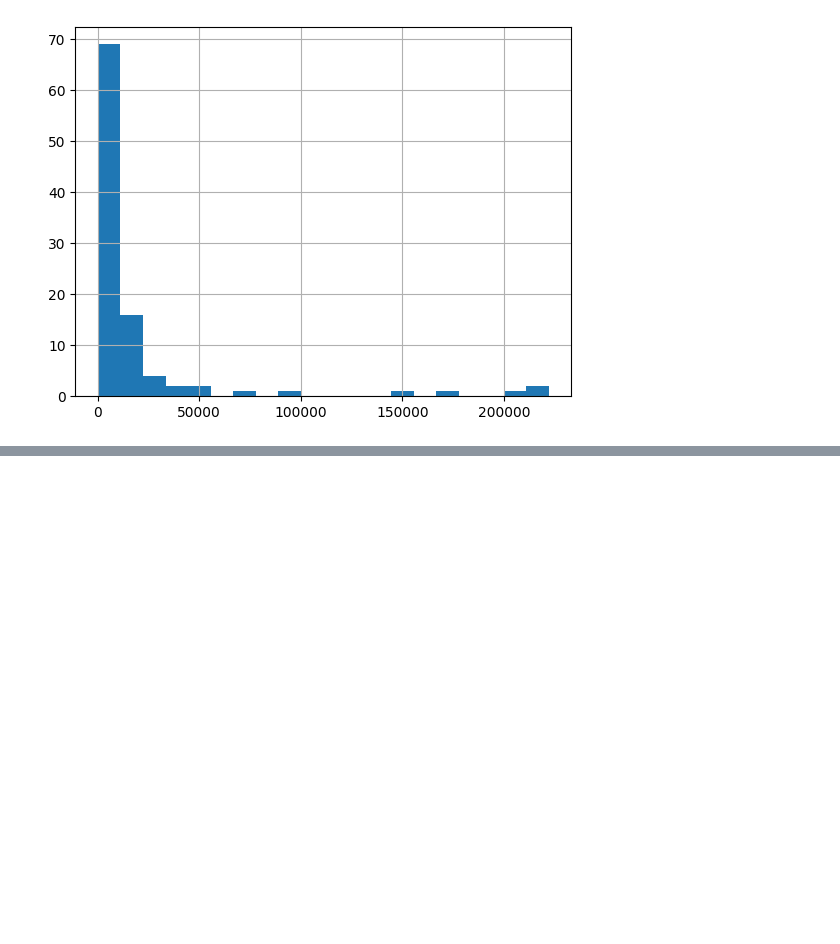
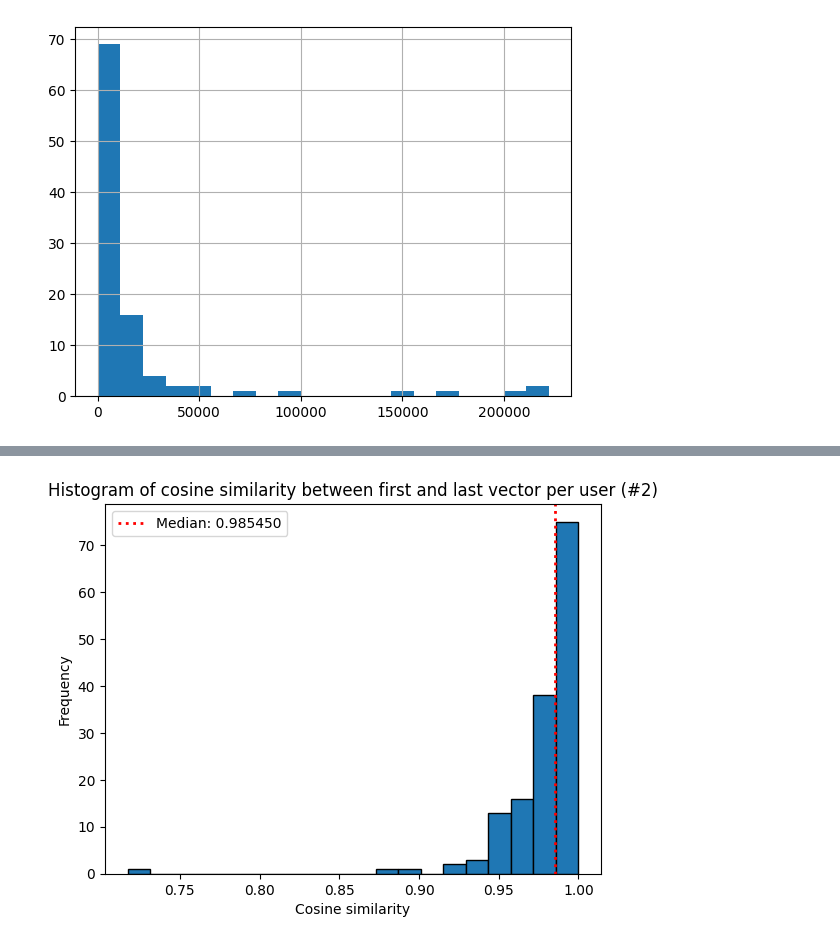
Before and after one commit to jamonbri/master_thesis, a Jupyter notebook: project/playground.ipynb, the cells around one changed output, grey strips where cells are left out. Saved outputs shown, nothing was run; the diff lists cells and outputs as text; code cells hidden in the pictures; blank space fills up the shorter version.

```diff
--- a/project/playground.ipynb
+++ b/project/playground.ipynb
@@ -185,0 +245,6 @@ df["book_length"].hist(bins=20)
+# %%
+df2 = get_vector_diff_df("data/results/2024-06-06_02/run_raw_1.csv")
+
+plot_vector_diffs(df2, "#2")
+# %% [output]
+[figure, added]
```
Also changed, not shown: parts of 27 cells of this notebook, 6 other files.
